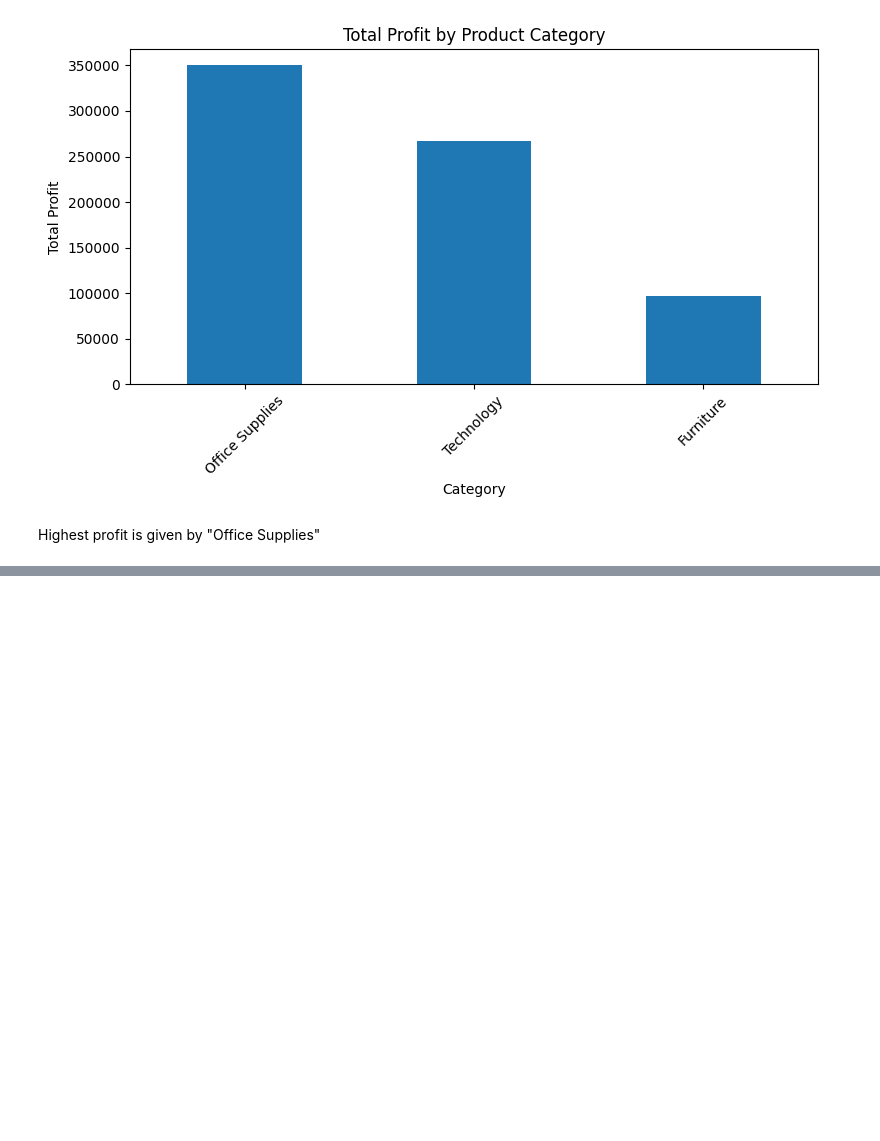
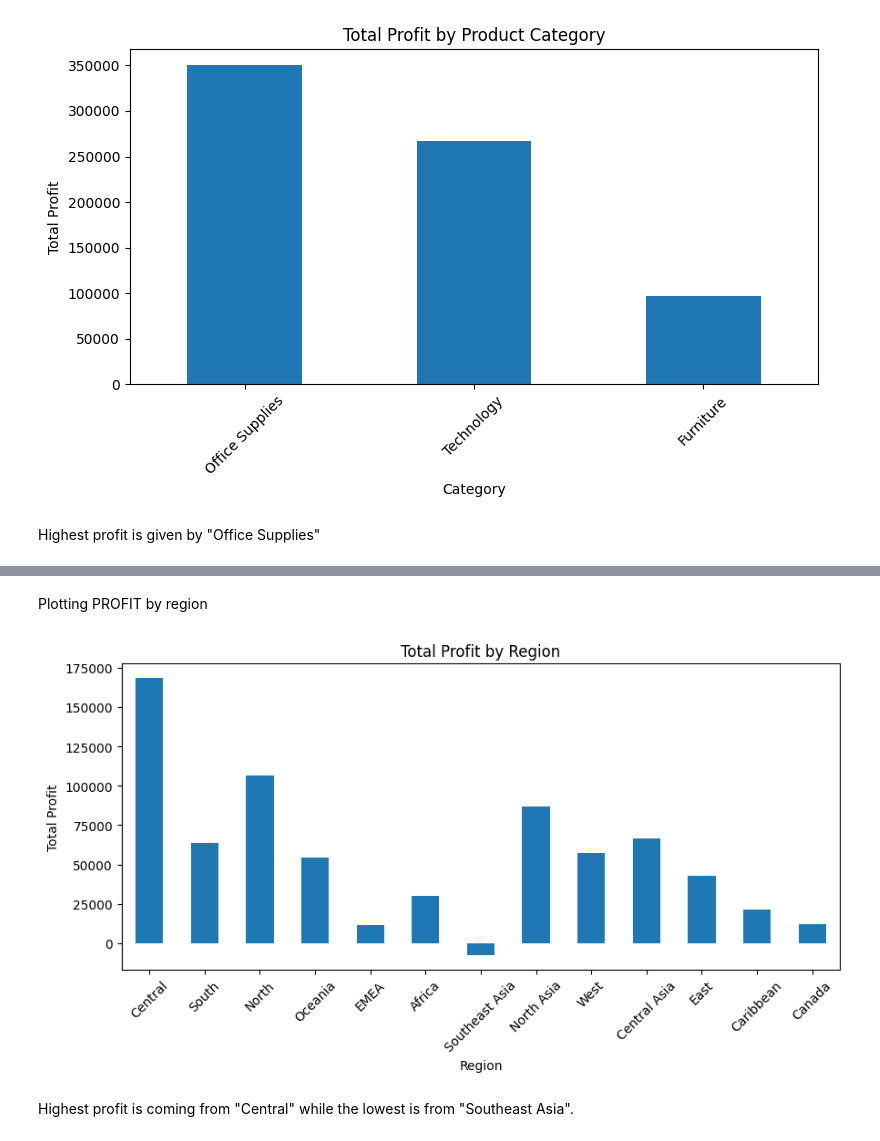
Before and after one commit to ayushbamaniya04-source/Business-Data-Analysis, a Jupyter notebook: notebook/analysis.ipynb, the cells around one changed output, grey strips where cells are left out. Saved outputs shown, nothing was run; the diff lists cells and outputs as text; code cells hidden in the pictures; blank space fills up the shorter version.

Commit message:
Analyze regional sales and profit performance and save visualization

```diff
--- a/notebook/analysis.ipynb
+++ b/notebook/analysis.ipynb
@@ -294,0 +301,9 @@ Highest profit is given by "Office Supplies"
+# %%
+region_perf = (
+    raw_df
+    .groupby('region')[['sales', 'profit']]
+    .sum()
+    .sort_values(by='sales', ascending=False)
+)
+
+region_perf
@@ -294,0 +326,17 @@ Highest profit is given by "Office Supplies"
+# %% [markdown]
+Plotting PROFIT by region
+# %%
+plt.figure(figsize=(9, 5))
+region_perf['profit'].plot(kind='bar')
+plt.title("Total Profit by Region")
+plt.xlabel("Region")
+plt.ylabel("Total Profit")
+
+plt.xticks(rotation=45)
+plt.tight_layout()
+plt.savefig("../visuals/plots/profit_by_region.png", dpi=300)
+plt.show()
+# %% [output]
+[figure, added]
+# %% [markdown]
+Highest profit is coming from "Central" while the lowest is from "Southeast Asia".
```
Also changed, not shown: parts of 4 cells of this notebook, 1 other file.
